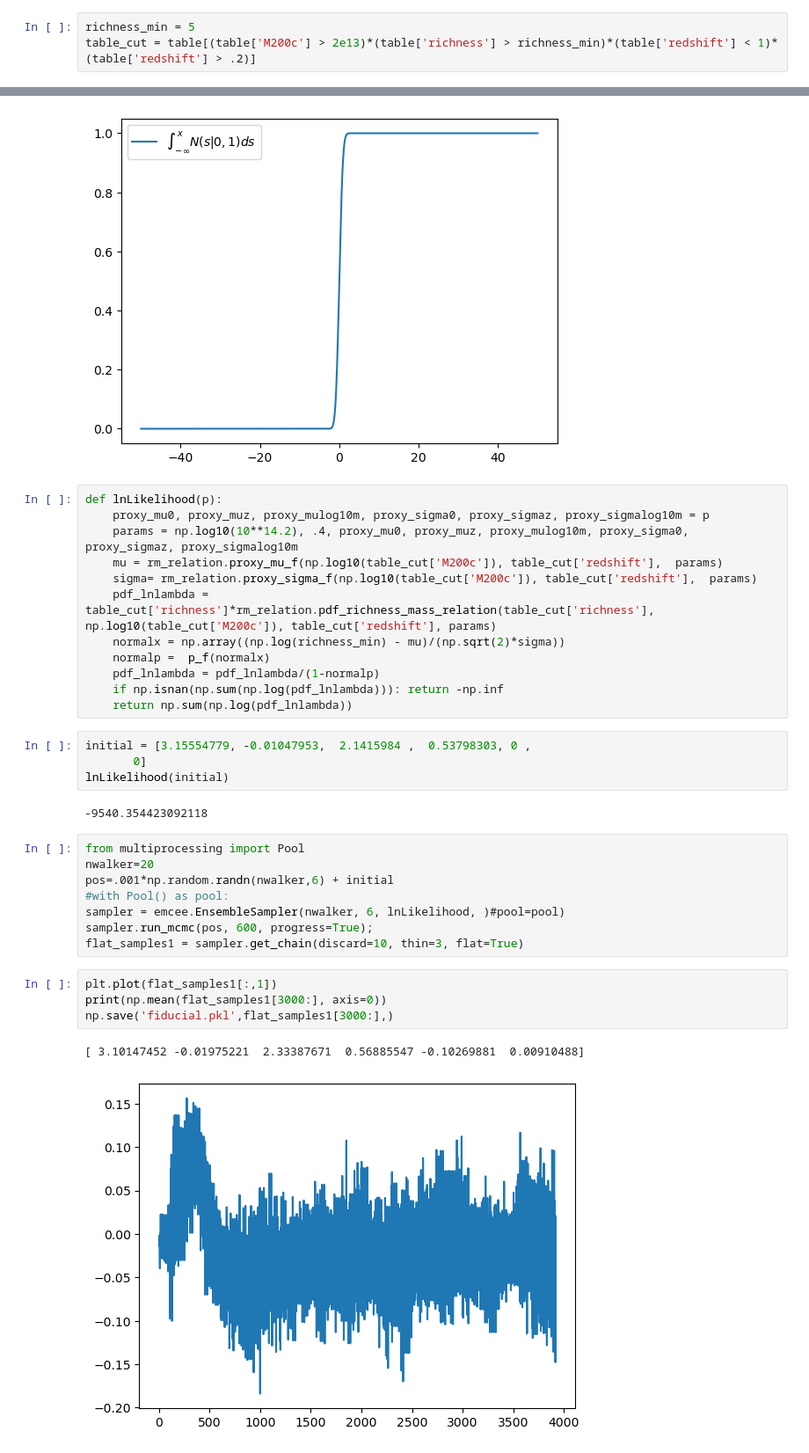
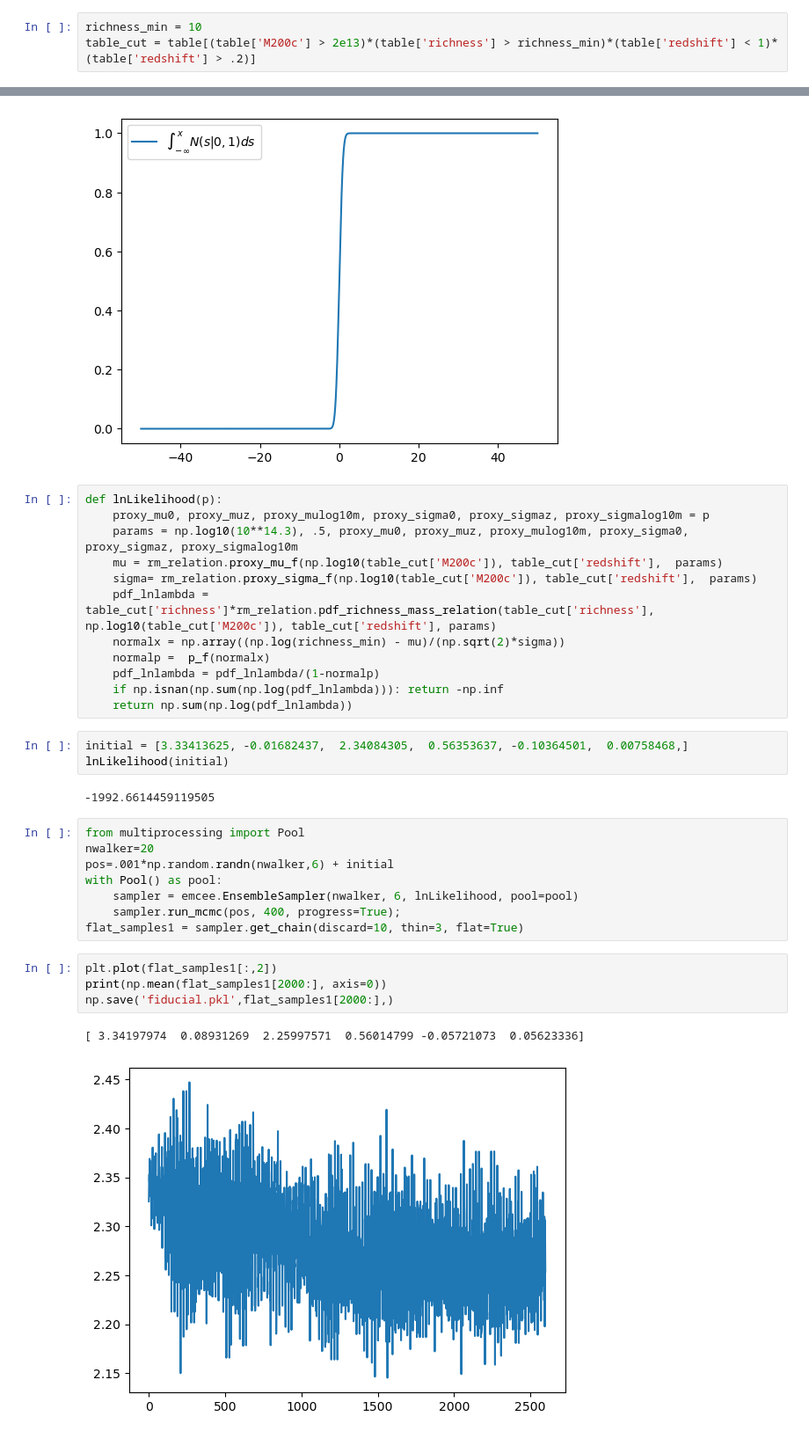
Before and after one commit to LSSTDESC/CLCosmo_Sim, a Jupyter notebook: cluster_scaling_relation_DC2/notebooks/fiducial_redMaPPer_cluster_scaling_relation.ipynb, the cells around one changed output, grey strips where cells are left out. Shown at 88% size. Cells and saved outputs as stored; diff of their text form.

```diff
--- a/cluster_scaling_relation_DC2/notebooks/fiducial_redMaPPer_cluster_scaling_relation.ipynb
+++ b/cluster_scaling_relation_DC2/notebooks/fiducial_redMaPPer_cluster_scaling_relation.ipynb
@@ -40,5 +54,5 @@ table['redshift'] = dat_open['cat1_ztrue_cg']
 # %%
-richness_min = 5
+richness_min = 10
 table_cut = table[(table['M200c'] > 2e13)*(table['richness'] > richness_min)*(table['redshift'] < 1)*(table['redshift'] > .2)]
 # %%
 plt.figure(figsize=(10,3))
@@ -92,7 +106,7 @@ plt.legend(fontsize=10)
 # %%
 def lnLikelihood(p):
     proxy_mu0, proxy_muz, proxy_mulog10m, proxy_sigma0, proxy_sigmaz, proxy_sigmalog10m = p
-    params = np.log10(10**14.2), .4, proxy_mu0, proxy_muz, proxy_mulog10m, proxy_sigma0, proxy_sigmaz, proxy_sigmalog10m
+    params = np.log10(10**14.3), .5, proxy_mu0, proxy_muz, proxy_mulog10m, proxy_sigma0, proxy_sigmaz, proxy_sigmalog10m
     mu = rm_relation.proxy_mu_f(np.log10(table_cut['M200c']), table_cut['redshift'],  params)
     sigma= rm_relation.proxy_sigma_f(np.log10(table_cut['M200c']), table_cut['redshift'],  params)
     pdf_lnlambda = table_cut['richness']*rm_relation.pdf_richness_mass_relation(table_cut['richness'], np.log10(table_cut['M200c']), table_cut['redshift'], params)
@@ -102,24 +116,23 @@ def lnLikelihood(p):
     if np.isnan(np.sum(np.log(pdf_lnlambda))): return -np.inf
     return np.sum(np.log(pdf_lnlambda))
 # %%
-initial = [3.15554779, -0.01047953,  2.1415984 ,  0.53798303, 0 ,
-       0]
+initial = [3.33413625, -0.01682437,  2.34084305,  0.56353637, -0.10364501,  0.00758468,]
 lnLikelihood(initial)
 # %% [output]
--9540.354423092118
+-1992.6614459119505
 # %%
 from multiprocessing import Pool
 nwalker=20
 pos=.001*np.random.randn(nwalker,6) + initial
-#with Pool() as pool:
-sampler = emcee.EnsembleSampler(nwalker, 6, lnLikelihood, )#pool=pool)
-sampler.run_mcmc(pos, 600, progress=True);
+with Pool() as pool:
+    sampler = emcee.EnsembleSampler(nwalker, 6, lnLikelihood, pool=pool)
+    sampler.run_mcmc(pos, 400, progress=True);
 flat_samples1 = sampler.get_chain(discard=10, thin=3, flat=True)
 # %%
-plt.plot(flat_samples1[:,1])
-print(np.mean(flat_samples1[3000:], axis=0))
-np.save('fiducial.pkl',flat_samples1[3000:],)
+plt.plot(flat_samples1[:,2])
+print(np.mean(flat_samples1[2000:], axis=0))
+np.save('fiducial.pkl',flat_samples1[2000:],)
 # %% [output]
-[ 3.10147452 -0.01975221  2.33387671  0.56885547 -0.10269881  0.00910488]
+[ 3.34197974  0.08931269  2.25997571  0.56014799 -0.05721073  0.05623336]
-[figure, old version]
+[figure, new version]
 # %%
```
Also changed, not shown: parts of 6 cells of this notebook, 3 other files.
